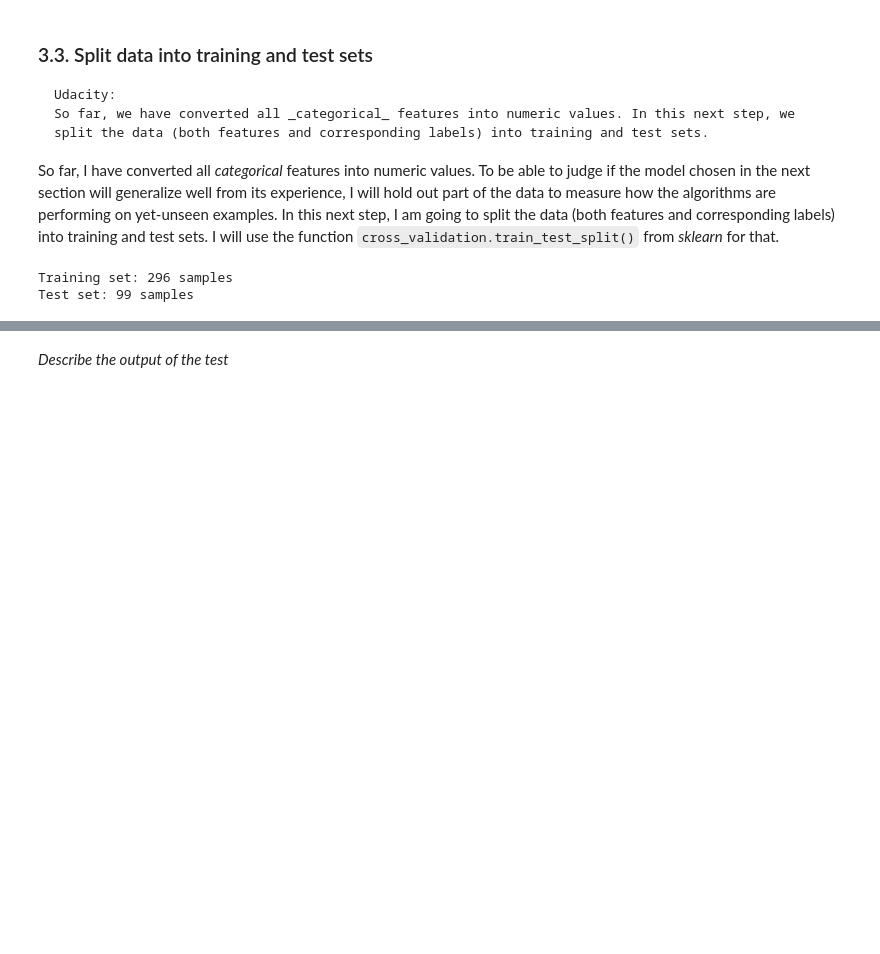
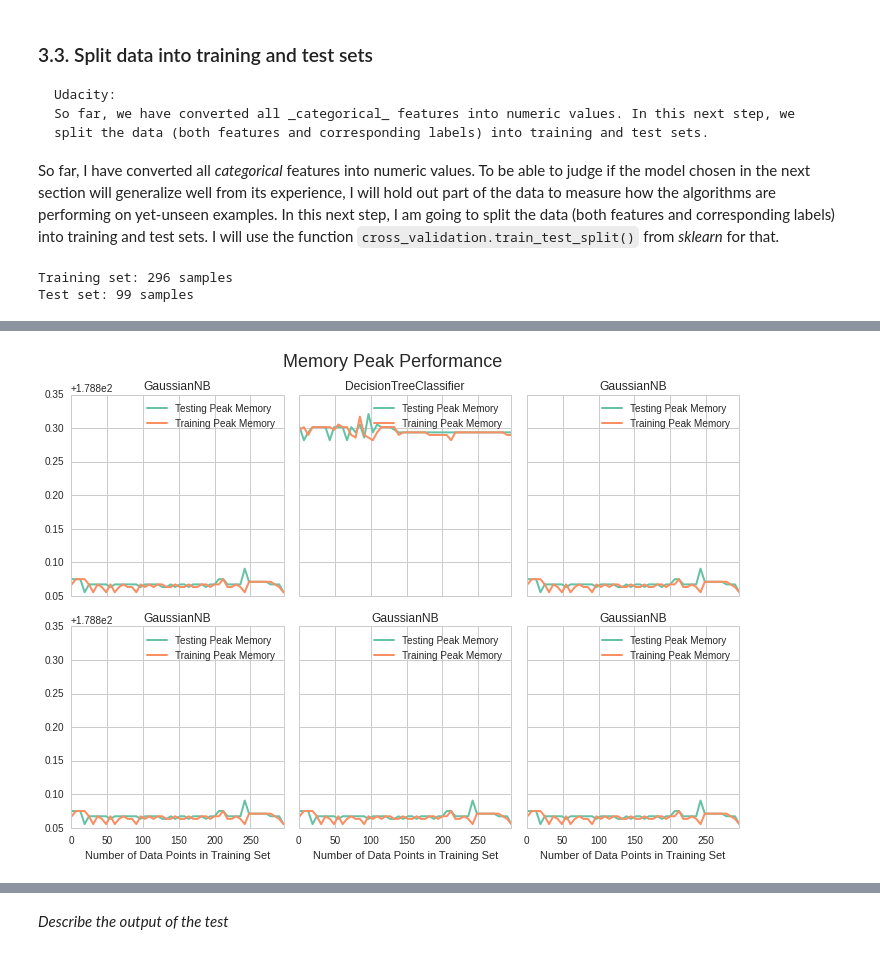
Before and after one commit to ucaiado/Student_Intervention, a Jupyter notebook: student_intervention.ipynb, the cells around one changed output, grey strips where cells are left out. Saved outputs shown, nothing was run; the diff lists cells and outputs as text; code cells hidden in the pictures; blank space fills up the shorter version.

Commit message:
create function to train different models and start doing the memory peak curve

```diff
--- a/student_intervention.ipynb
+++ b/student_intervention.ipynb
@@ -340,0 +455,3 @@ I am going to test six different algorithms: Decision Tree, Neural Network, SVM,
+# %%
+y_trainA = y_train.replace(['yes', 'no'], [1, 0])
+y_testA = y_test.replace(['yes', 'no'], [1, 0])
@@ -340,0 +460,11 @@ I am going to test six different algorithms: Decision Tree, Neural Network, SVM,
+# %%
+# TODO: Choose a model, import it and instantiate an object(CHECK THIS TODO)
+from sklearn.naive_bayes import GaussianNB
+from sklearn.tree import DecisionTreeClassifier
+from sklearn import svm
+
+d_rtn = {}
+# create a model
+for clf in [svm.SVC(random_state=0), GaussianNB(), DecisionTreeClassifier(random_state=0)]:
+    s_key = clf.__class__.__name__
+    d_rtn[s_key] = makeArrToMakeCurves(clf, X_train, y_trainA, X_test, y_testA)
@@ -340,0 +478,23 @@ I am going to test six different algorithms: Decision Tree, Neural Network, SVM,
+# %%
+#plot the Memory peak curves for all classifiers tested
+f, ((ax1, ax2, ax3), (ax4, ax5, ax6)) = pl.subplots(2, 3, sharex='all',
+                                                    sharey='all',figsize=(10,7))
+l_clf = ['GaussianNB', 'DecisionTreeClassifier', 'GaussianNB', 'GaussianNB', 'GaussianNB', 'GaussianNB']
+i = 0
+for s_key, ax in zip(l_clf,[ax1, ax2, ax3, ax4, ax5, ax6]):
+    i += 1
+    d_aux = d_rtn[s_key]
+    ax.plot(d_aux['sizes'], d_aux['arr_memtest'], lw = 2, label = 'Testing Peak Memory')
+    ax.plot(d_aux['sizes'], d_aux['arr_memtrain'], lw = 2, label = 'Training Peak Memory')
+    ax.legend()
+    ax.set_title(d_aux['name'])
+    if i>3:
+        ax.set_xlabel('Number of Data Points in Training Set')
+    ax.set_xlim([0, len(X_train)])
+
+# Visual aesthetics
+f.tight_layout()
+f.suptitle("Memory Peak Performance", fontsize=18, y=1.03)
+f.tight_layout()
+# %% [output]
+[figure, added]
```
Also changed, not shown: parts of 27 cells of this notebook.
